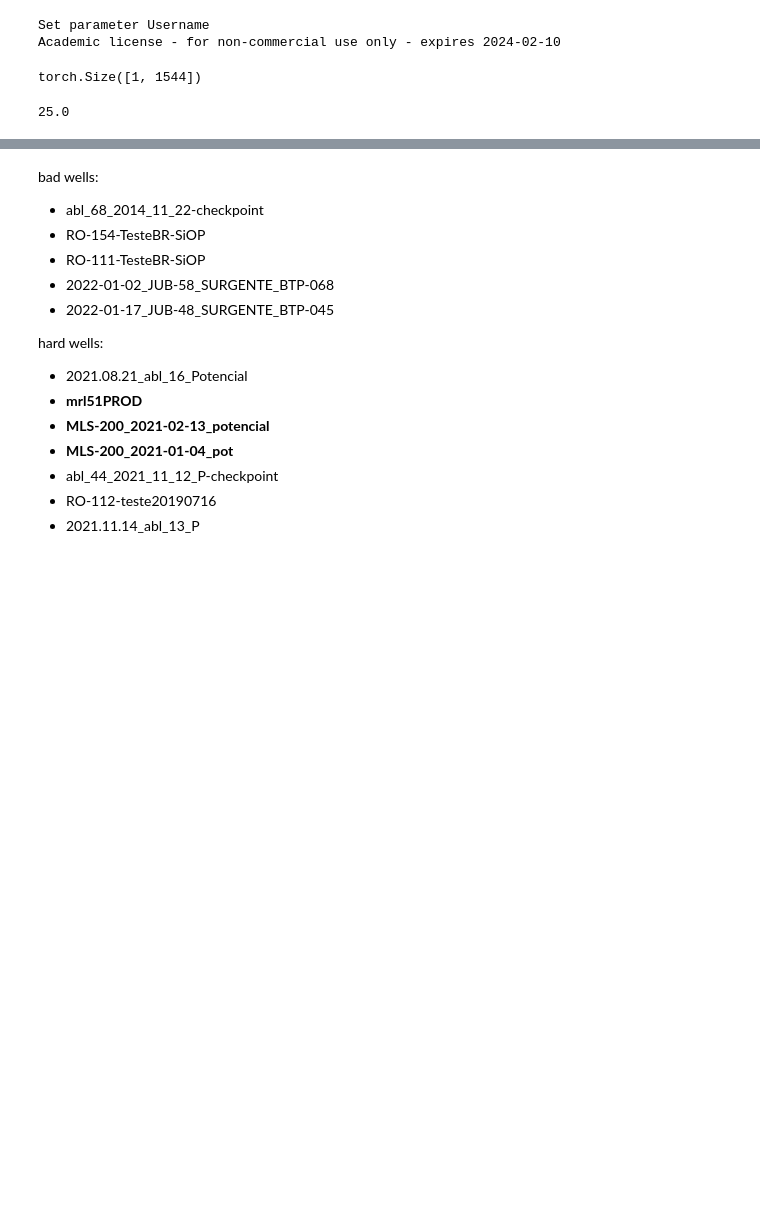
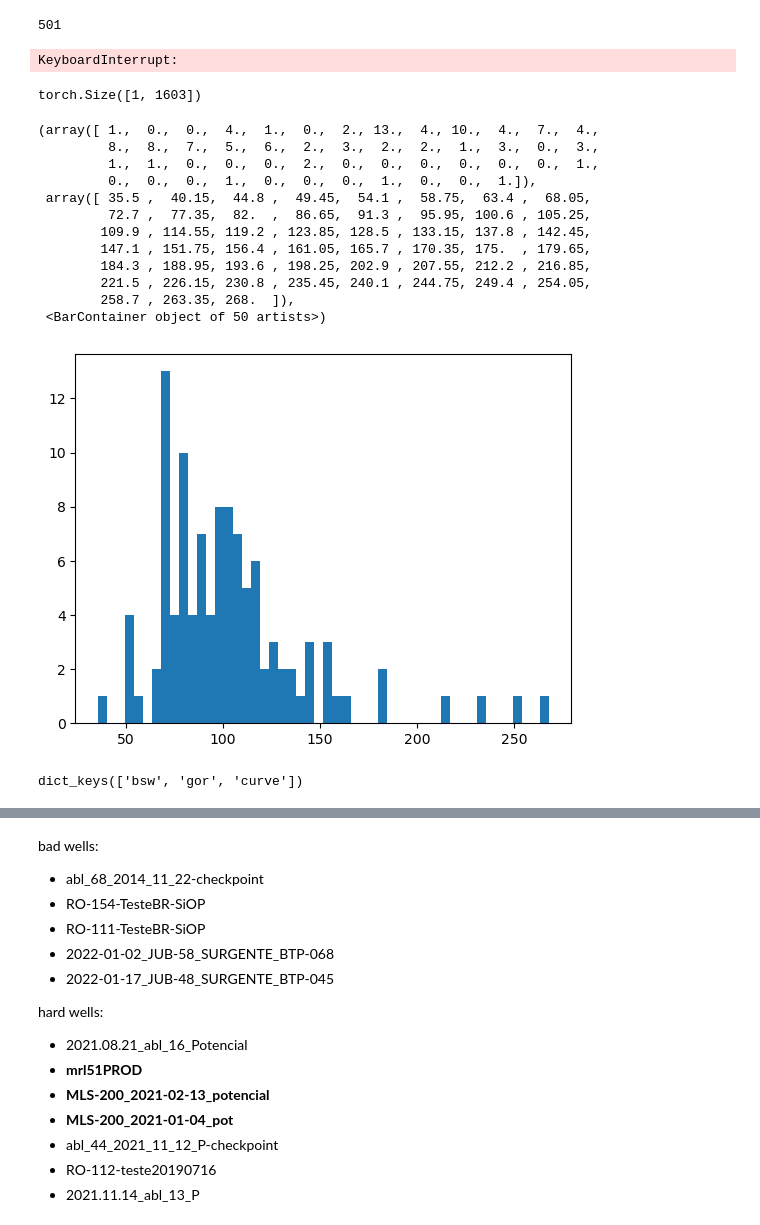
Before and after one commit to brunompacheco/early-fixing-oil-production, a Jupyter notebook: notebooks/0.1-bmp-surrogate-model.ipynb, the cells around one changed output, grey strips where cells are left out. Cells and saved outputs as stored; diff of their text form; code cells hidden in the pictures; blank space fills up the shorter version.

```diff
--- a/notebooks/0.1-bmp-surrogate-model.ipynb
+++ b/notebooks/0.1-bmp-surrogate-model.ipynb
@@ -31,20 +34,26 @@ dict_keys(['RO-133-teste20190730', 'mrl208H', 'RO-167D-teste20190911', 'MLS_167_
+# %%
+len(ef_objs.keys())
+# %% [output]
+501
 # %%
 test_wells = ['2022-01-16_JUB-55_SURGENTE_BTP-068b', 'MLS_169_2021_01_15_potencial', 'abl_correl_tp', 'RO-162-teste-20190708', 'RO-158-teste20190903_ss', 'ajuste_tpr_com_ipr1', 'RO-102-IPR-tuning-teste-1-ABL', 'mrl71PROD', 'cenario', 'estudo_gabarito', 'mrl121h', 'MLS_042_2020_11_23_potencial', 'RO-133-teste20190730', 'ab_83_2021_01_09_P_PXO', 'RO-123-teste20190811_ss', 'JUB-9_GL', 'teste', 'MLS-10_2020_12_25_potencial', 'mrl129teste', 'MLS_222_2021_01_01_potencial', 'estudo_gabarito_ok']
 # %%
 X = list()
 y = list()
 for n in ef_objs.keys():
-    for c1, c2, gl1, gl2 in ef_objs[n].keys():
+    for c1, c2, gl1, gl2, q_gl_max in ef_objs[n].keys():
         c_pair = (c1, c2)
         gl_pair = (gl1, gl2)
 
         c_mbd, gl_mbd = encode_fixing(c_pair, gl_pair, n)
         # c_mbd, gl_mbd = np.array(c_pair), np.array(gl_pair)
 
-        X.append((n, c_mbd, gl_mbd))
-        y.append(ef_objs[n][c1, c2, gl1, gl2])
+        X.append((n, c_mbd, gl_mbd, q_gl_max))
+        y.append(ef_objs[n][c1, c2, gl1, gl2, q_gl_max])
+# %% [output]
+KeyboardInterrupt:
 # %%
-well_name, c_mbd, gl_mbd = X[0]
+well_name, c_mbd, gl_mbd, q_gl_max = X[0]
 
 with open('../data/raw/'+well_name+'.pkl', 'rb') as f:
     well = pickle.load(f)
@@ -62,10 +71,31 @@ z_gl = torch.from_numpy(gl_mbd).unsqueeze(0)
 x = torch.hstack([A.flatten(1), b, z_c, z_gl])
 x.shape
 # %% [output]
-Set parameter Username
-Academic license - for non-commercial use only - expires 2024-02-10
+torch.Size([1, 1603])
-torch.Size([1, 1544])
-# %%
-len(X) / 116
-# %% [output]
-25.0
+# %%
+gors = list()
+for p_fp in Path('../data/raw/').glob('*.pkl'):
+    with open(p_fp, 'rb') as f:
+        p = pickle.load(f)
+
+    gors.append(p['gor'])
+
+plt.hist(gors, bins=50)
+# %% [output]
+(array([ 1.,  0.,  0.,  4.,  1.,  0.,  2., 13.,  4., 10.,  4.,  7.,  4.,
+         8.,  8.,  7.,  5.,  6.,  2.,  3.,  2.,  2.,  1.,  3.,  0.,  3.,
+         1.,  1.,  0.,  0.,  0.,  2.,  0.,  0.,  0.,  0.,  0.,  0.,  1.,
+         0.,  0.,  0.,  1.,  0.,  0.,  0.,  1.,  0.,  0.,  1.]),
+ array([ 35.5 ,  40.15,  44.8 ,  49.45,  54.1 ,  58.75,  63.4 ,  68.05,
+         72.7 ,  77.35,  82.  ,  86.65,  91.3 ,  95.95, 100.6 , 105.25,
+        109.9 , 114.55, 119.2 , 123.85, 128.5 , 133.15, 137.8 , 142.45,
+        147.1 , 151.75, 156.4 , 161.05, 165.7 , 170.35, 175.  , 179.65,
+        184.3 , 188.95, 193.6 , 198.25, 202.9 , 207.55, 212.2 , 216.85,
+        221.5 , 226.15, 230.8 , 235.45, 240.1 , 244.75, 249.4 , 254.05,
+        258.7 , 263.35, 268.  ]),
+ <BarContainer object of 50 artists>)
+[figure, added]
+# %%
+well.keys()
+# %% [output]
+dict_keys(['bsw', 'gor', 'curve'])
```
Also changed, not shown: parts of 8 cells of this notebook, 6 other files.
